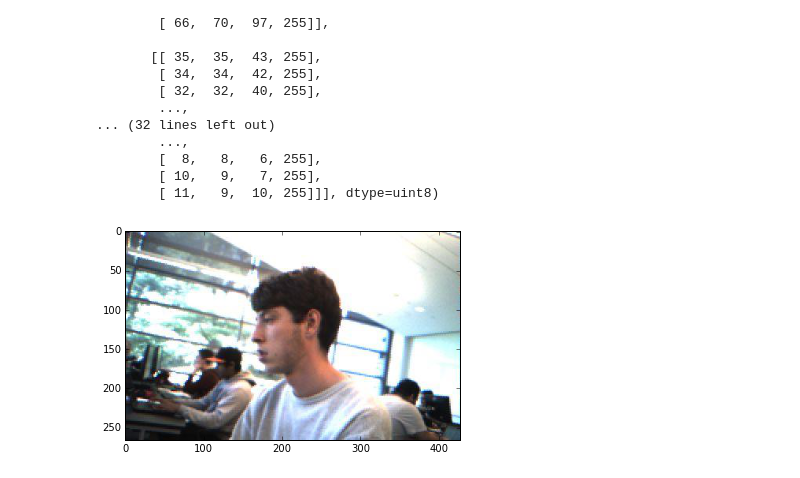
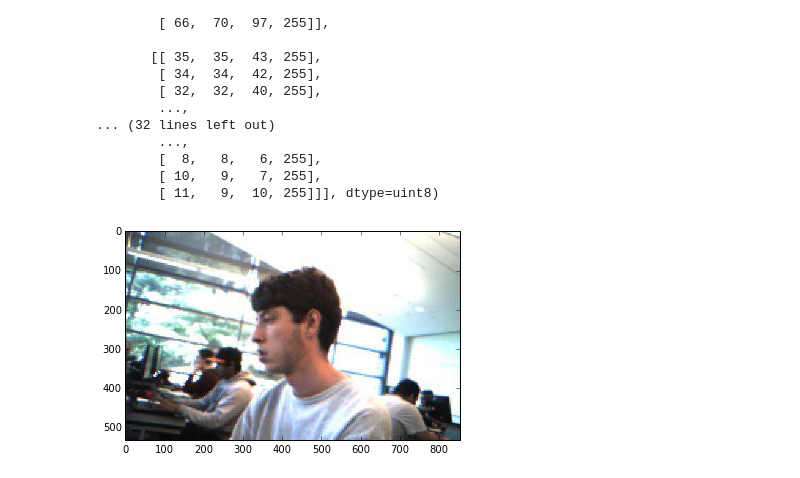
Before and after one commit to quincifer/IPython-Notebook, a Jupyter notebook: Notebooks/[jyro]Numpy-Photobooth-Lab.ipynb, the cells around one changed output. Saved outputs shown, nothing was run; the diff lists cells and outputs as text; code cells hidden in the pictures.

```diff
--- a/Notebooks/[jyro]Numpy-Photobooth-Lab.ipynb
+++ b/Notebooks/[jyro]Numpy-Photobooth-Lab.ipynb
@@ -133,7 +137,7 @@ def photobooth(listOfImages):
 # %%
 #flip(theCoolestClassInTheWorld[1])
 #mirror(theCoolestClassInTheWorld[0])
-resize(theCoolestClassInTheWorld[2], 1)
+resize(theCoolestClassInTheWorld[2], 2)
 #photobooth(theCoolestClassInTheWorld)
 # %% [output]
-[figure, old version]
+[figure, new version]
```
Also changed, not shown: parts of 1 cell of this notebook, 1 other file.
